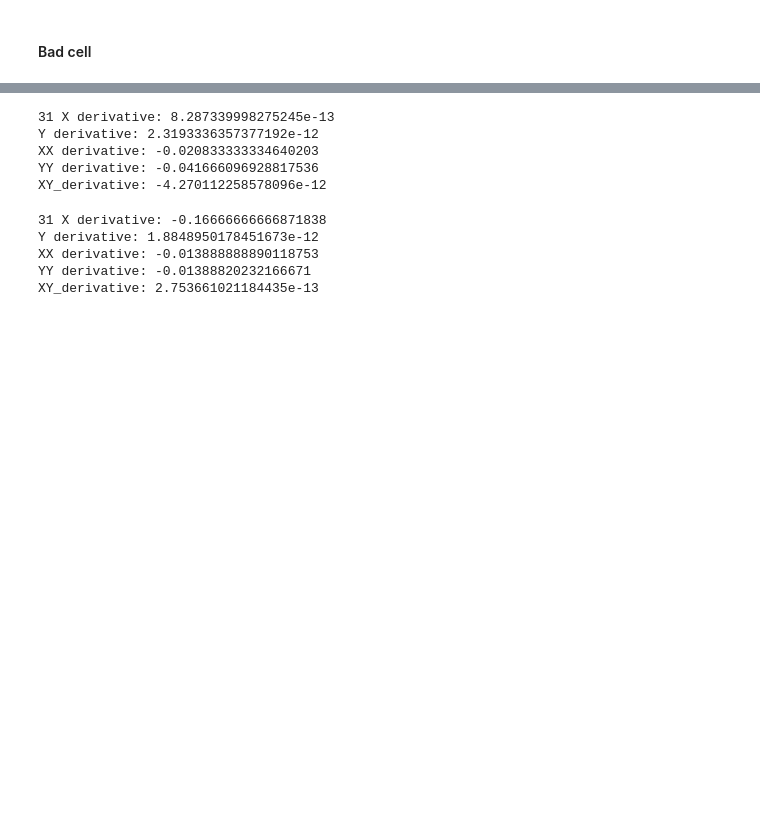
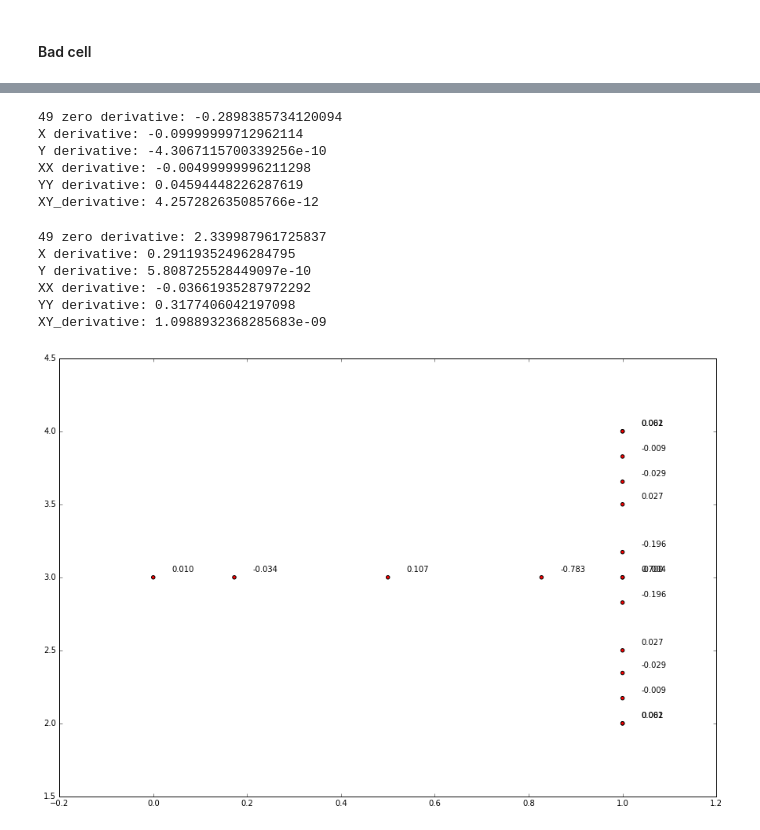
Before and after one commit to leonshting/another-fem-framework, a Jupyter notebook: workflow/testing_operator.ipynb, the cells around one changed output, grey strips where cells are left out. Saved outputs shown, nothing was run; the diff lists cells and outputs as text; code cells hidden in the pictures; blank space fills up the shorter version.

```diff
--- a/workflow/testing_operator.ipynb
+++ b/workflow/testing_operator.ipynb
@@ -24,7 +24,7 @@ from scipy.sparse import csr_matrix
 from scipy.sparse import linalg
 
 %matplotlib inline
-plt.rcParams['figure.figsize'] = 10, 7.5
+plt.rcParams['figure.figsize'] = 15, 10
 # %%
 np.set_printoptions(linewidth=500)
 # %% [markdown]
@@ -253,10 +183,17 @@ w_l, w_r = c2p.get_diag_weights()
 # %%
-sums = {'XX': 0, 'YY': 0, 'X': 0, 'Y': 0}
-for num,i in enumerate([445, 446, 447, 448, 449, 450, 432]):
+sums = {'XX': 0, 'YY': 0, 'X': 0, 'Y': 0, 'zero': 0}
+for num,i in enumerate([49]):
     print(i, end=' ')
-    for k, v in partial_diff_test_w_scale(matrix=MA.half_glob,
+    for k, v in partial_diff_test(matrix=MA.half_glob,
                        point=grid_domain.normal_index[i],
                        pointnum=i,
                        pointdict=grid_domain.pointwise_index,
-                       scale_factor=1):
+                       scale_factor=1).items():
         sums[k] += v
+# %% [output]
+49 zero derivative: -0.2898385734120094
+X derivative: -0.09999999712962114
+Y derivative: -4.3067115700339256e-10
+XX derivative: -0.00499999996211298
+YY derivative: 0.04594448226287619
+XY_derivative: 4.257282635085766e-12
@@ -266,28 +200,14 @@ w_rd * np.dot(MA.I_s2b, np.array(ls + ls[::-1]))
 # %%
-for i in [31]:
+for i in [49]:
     print(i, end=' ')
     partial_diff_test(matrix=MA.assembled,
                       point=grid_domain.normal_index[i],
                       pointnum=i,
                       pointdict=grid_domain.pointwise_index)
 # %% [output]
-31 X derivative: 8.287339998275245e-13
-Y derivative: 2.3193336357377192e-12
-XX derivative: -0.020833333334640203
-YY derivative: -0.041666096928817536
-XY_derivative: -4.270112258578096e-12
+49 zero derivative: 2.339987961725837
+X derivative: 0.29119352496284795
+Y derivative: 5.808725528449097e-10
+XX derivative: -0.03661935287972292
+YY derivative: 0.3177406042197098
+XY_derivative: 1.0988932368285683e-09
-# %%
-for i in [31]:
-    print(i, end=' ')
-    partial_diff_test_w_scale(matrix=MA.half_glob,
-                              point=grid_domain.normal_index[i],
-                              pointnum=i,
-                              pointdict=grid_domain.pointwise_index,
-                              scale_factor=1
-                             )
-# %% [output]
-31 X derivative: -0.16666666666871838
-Y derivative: 1.8848950178451673e-12
-XX derivative: -0.013888888890118753
-YY derivative: -0.01388820232166671
-XY_derivative: 2.753661021184435e-13
@@ -299,0 +214,9 @@ w_rd
+# %%
+for num,i in enumerate([49]):
+    visual.deps_partial_diff(
+        matrix=MA.half_glob,
+        pointnum=i, num2point_index=grid_domain.normal_index,
+        print_text=True
+    )
+# %% [output]
+[figure, added]
```
Also changed, not shown: parts of 13 cells of this notebook, 6 other files.
